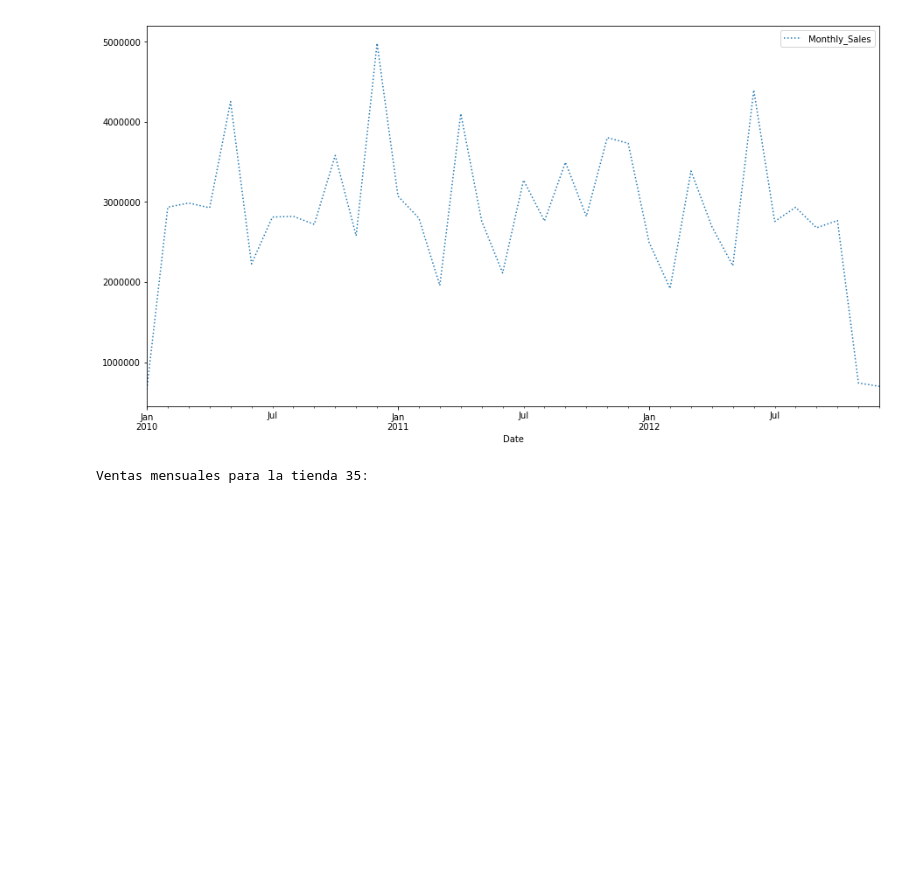
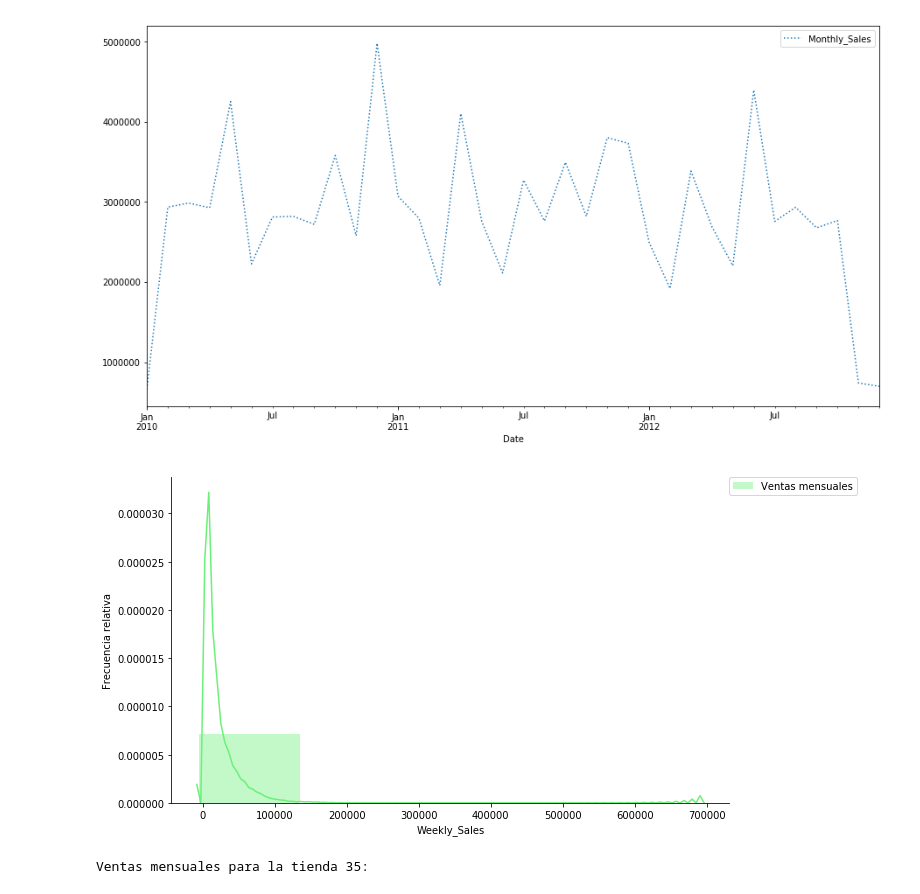
Before and after one commit to dbourdin/diplodatos-mentorias, a Jupyter notebook: AnalisisYCuracion/retail_data_analytics.ipynb, the cells around one changed output. Cells and saved outputs as stored; diff of their text form; code cells hidden in the pictures; blank space fills up the shorter version.

```diff
--- a/AnalisisYCuracion/retail_data_analytics.ipynb
+++ b/AnalisisYCuracion/retail_data_analytics.ipynb
@@ -482,6 +508,15 @@ monthly_25.plot(figsize=(15,8), style=[':', '--', '-'])
 Ventas mensuales para la tienda 25:
 <matplotlib.axes._subplots.AxesSubplot at 0x...>
 [figure]
+# %%
+sales_1[sales_1['Store']==25].groupby([sales_1['Date'].dt.month,sales_1['Date'].dt.year]).agg('mean')
+plt.figure(figsize=(10,6))
+seaborn.distplot(sales_1['Weekly_Sales'], bins=5, color='#6BF178', label='Ventas mensuales')
+plt.legend(bbox_to_anchor=(1, 1), loc=2, borderaxespad=0.)
+plt.ylabel('Frecuencia relativa')
+seaborn.despine()
+# %% [output]
+[figure, added]
 # %%
 print('Ventas mensuales para la tienda 35:')
 monthly_35 = resample_store(35)
```
Also changed, not shown: parts of 14 cells of this notebook, 1 other file.
